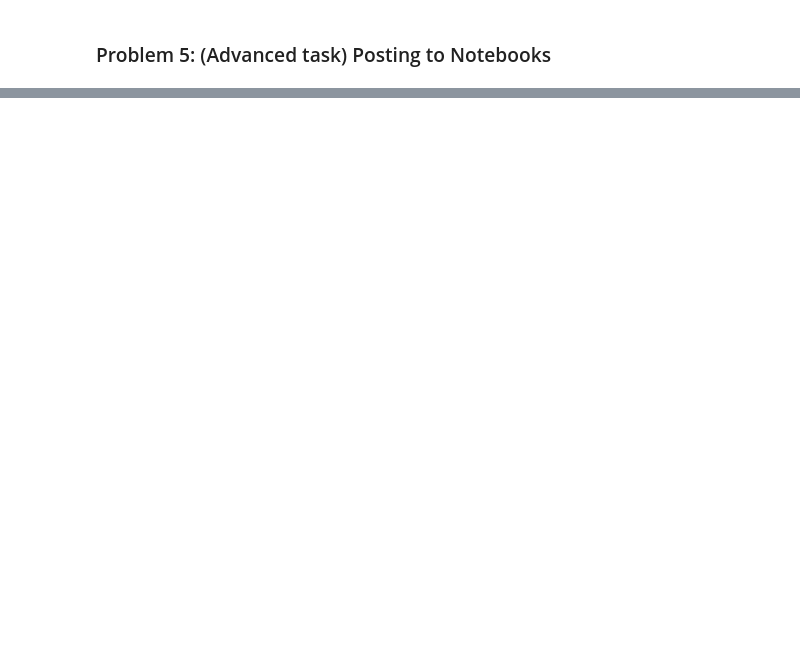
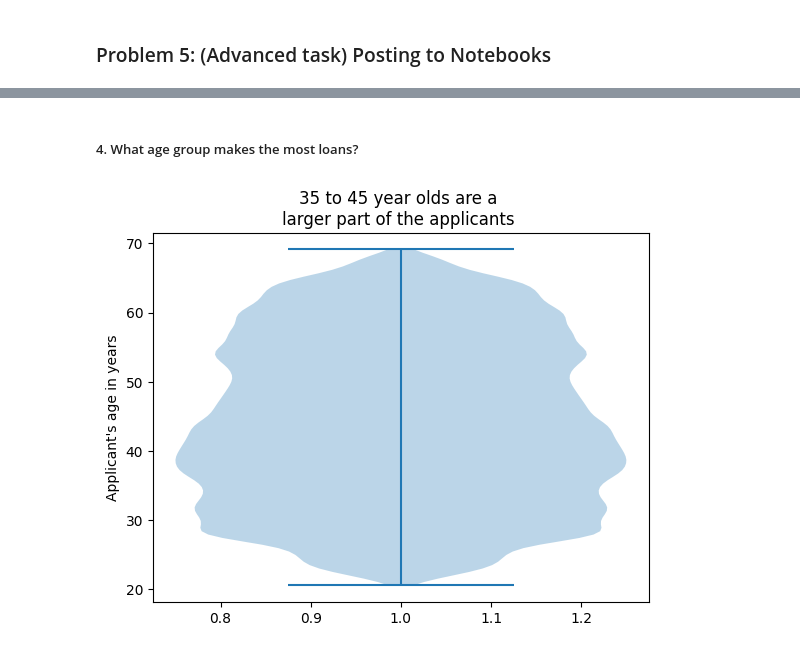
Before and after one commit to David-Jr/divic-ml-course-assignments, a Jupyter notebook: credit-information-analysis/credit-information-analysis.ipynb, the cells around one changed output, grey strips where cells are left out. Drawn from its saved outputs; the diff is of its cells as text; code cells hidden in the pictures; blank space fills up the shorter version.

```diff
--- a/credit-information-analysis/credit-information-analysis.ipynb
+++ b/credit-information-analysis/credit-information-analysis.ipynb
@@ -78,0 +136,12 @@ plt.show()
+# %% [markdown]
+##### 4. What age group makes the most loans?
+# %%
+applicants_age = np.array(dataset['DAYS_BIRTH']) # Age in days, loan date - birthdate
+applicants_age = applicants_age / -365
+
+plt.violinplot(applicants_age)
+plt.ylabel("Applicant's age in years")
+plt.title("35 to 45 year olds are a \nlarger part of the applicants ")
+plt.show()
+# %% [output]
+[figure, added]
```
Also changed, not shown: parts of 9 cells of this notebook.
